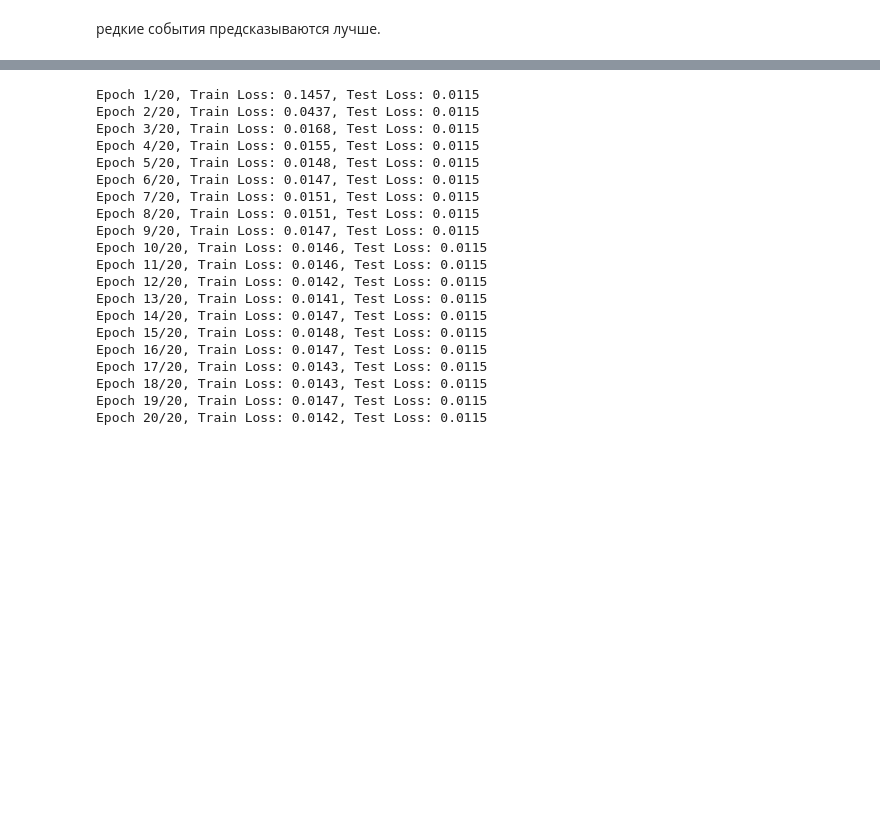
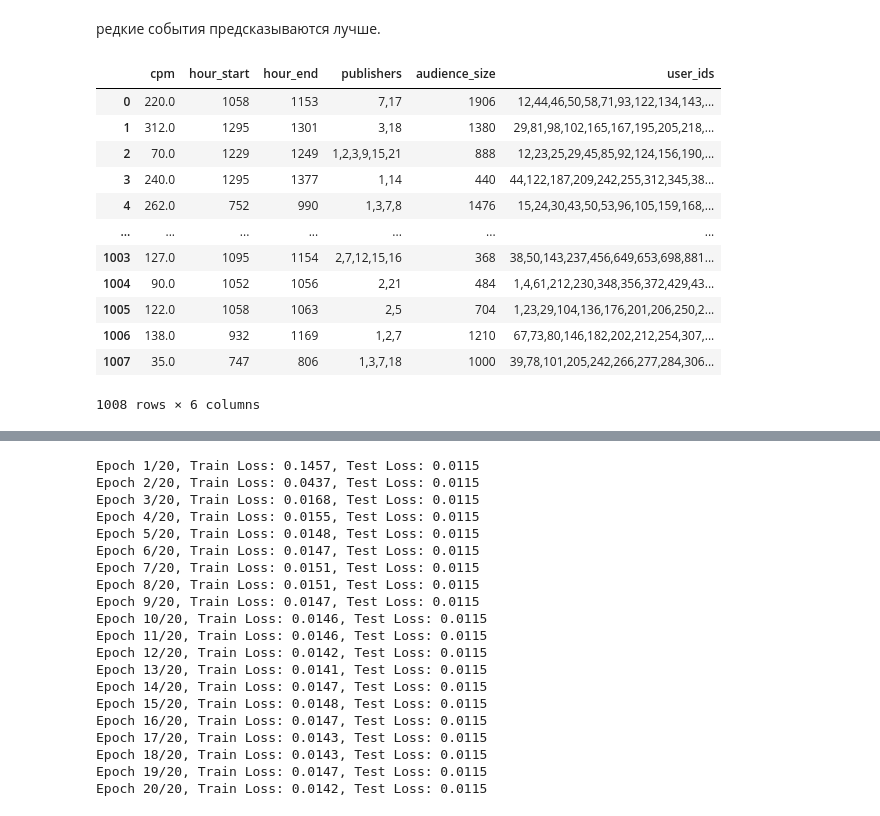
Before and after one commit to Katrysechka/dl.25, a Jupyter notebook: 03_model.ipynb, the cells around one changed output, grey strips where cells are left out. Drawn from its saved outputs; the diff is of its cells as text; code cells hidden in the pictures; blank space fills up the shorter version.

```diff
--- a/03_model.ipynb
+++ b/03_model.ipynb
@@ -21,6 +21,7 @@ user_agg = pd.read_parquet("/content/user_aggregates.parquet")
 publisher_agg = pd.read_parquet("/content/publisher_aggregates.parquet")
 history = pd.read_csv("/content/history.tsv", sep="\t")
 answers = pd.read_csv("/content/validate_answers.tsv", sep ='\t')
+validate_begin = pd.read_csv("/content/validate.tsv", sep ='\t')
 # %%
 history
 # %% [output]
@@ -346,3 +347,19 @@ bestTest = 0.02940948292
 bestIteration = 499
 # %% [markdown]
 редкие события предсказываются лучше.
+# %%
+validate_begin
+# %% [output]
+|  | cpm | hour_start | hour_end | publishers | audience_size | user_ids |
+| 0 | 220.0 | 1058 | 1153 | 7,17 | 1906 | 12,44,46,50,58,71,93,122,134,143,... |
+| 1 | 312.0 | 1295 | 1301 | 3,18 | 1380 | 29,81,98,102,165,167,195,205,218,... |
+| 2 | 70.0 | 1229 | 1249 | 1,2,3,9,15,21 | 888 | 12,23,25,29,45,85,92,124,156,190,... |
+| 3 | 240.0 | 1295 | 1377 | 1,14 | 440 | 44,122,187,209,242,255,312,345,38... |
+| 4 | 262.0 | 752 | 990 | 1,3,7,8 | 1476 | 15,24,30,43,50,53,96,105,159,168,... |
+| ... | ... | ... | ... | ... | ... | ... |
+| 1003 | 127.0 | 1095 | 1154 | 2,7,12,15,16 | 368 | 38,50,143,237,456,649,653,698,881... |
+| 1004 | 90.0 | 1052 | 1056 | 2,21 | 484 | 1,4,61,212,230,348,356,372,429,43... |
+| 1005 | 122.0 | 1058 | 1063 | 2,5 | 704 | 1,23,29,104,136,176,201,206,250,2... |
+| 1006 | 138.0 | 932 | 1169 | 1,2,7 | 1210 | 67,73,80,146,182,202,212,254,307,... |
+| 1007 | 35.0 | 747 | 806 | 1,3,7,18 | 1000 | 39,78,101,205,242,266,277,284,306... |
+1008 rows × 6 columns
```
Also changed, not shown: parts of 7 cells of this notebook.
